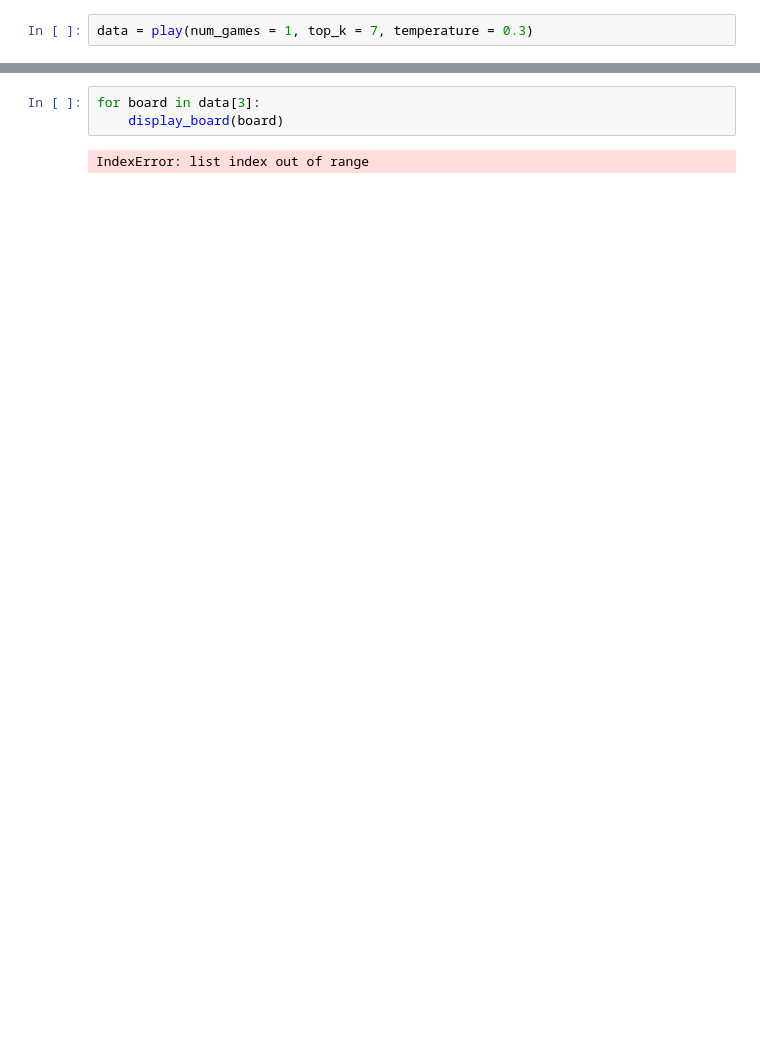
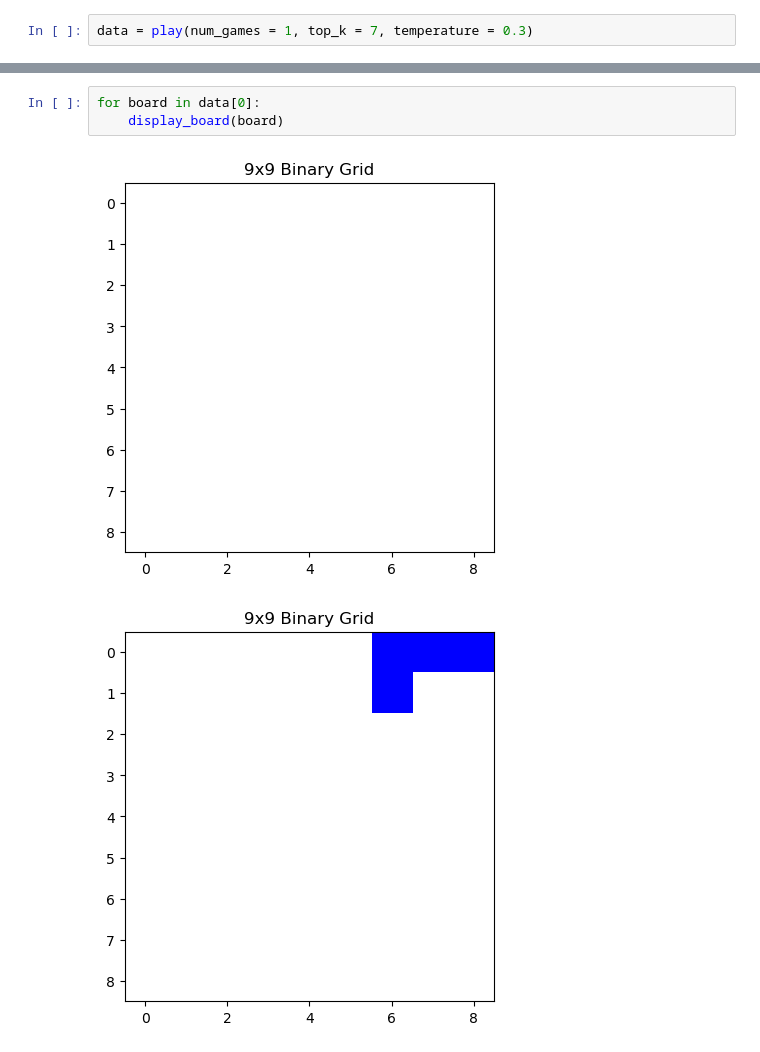
Before and after one commit to Jankwi/Blockudoku-RL, a Jupyter notebook: visualization.ipynb, the cells around one changed output, grey strips where cells are left out. Cells and saved outputs as stored; diff of their text form; blank space fills up the shorter version.

```diff
--- a/visualization.ipynb
+++ b/visualization.ipynb
@@ -32,5 +32,6 @@ for i in range(1, len(data[0])):
 # %%
-for board in data[3]:
+for board in data[0]:
     display_board(board)
 # %% [output]
-IndexError: list index out of range
+[figure, added]
+[figure, added]
```
Also changed, not shown: parts of 3 cells of this notebook, 26 other files.
